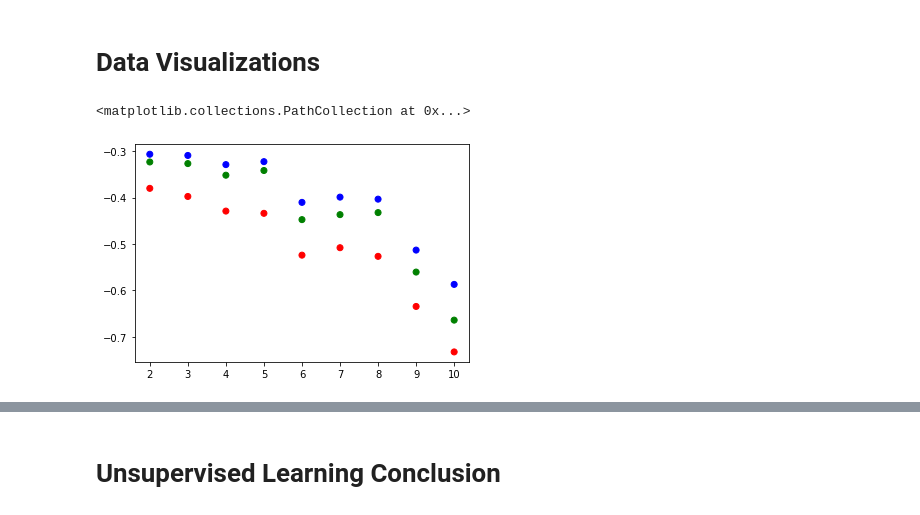
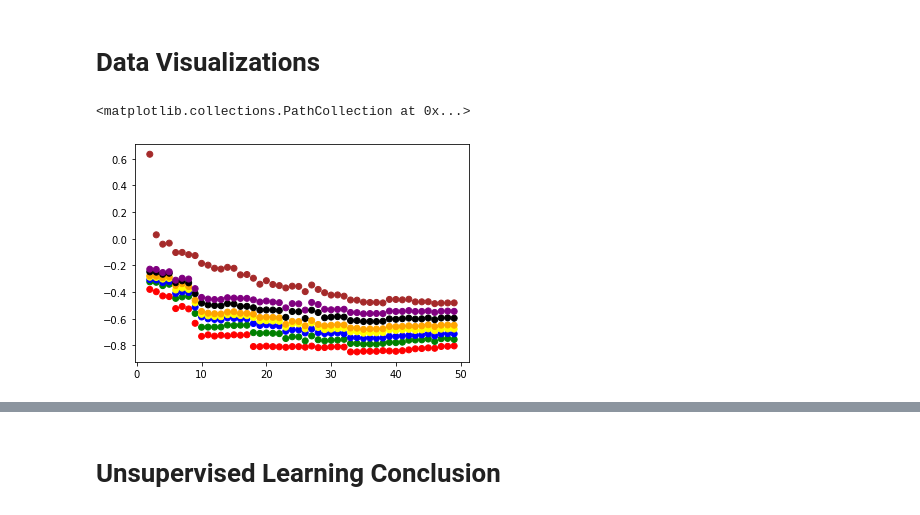
Before and after one commit to Jayanth24/COVID19CountryDiseasePredictor, a Jupyter notebook: covid_clustering_v1.ipynb, the cells around one changed output, grey strips where cells are left out. Cells and saved outputs as stored; diff of their text form; code cells hidden in the pictures.

Commit message:
clustering updates - full feature process

```diff
--- a/covid_clustering_v1.ipynb
+++ b/covid_clustering_v1.ipynb
@@ -83,7 +83,7 @@ for j in range(2, 50):
             cluster_labels_full_list[j - 2][k].append(cluster_labels)
             silhouette_score_full_list[j - 2][k].append(sil_score)
 # %%
-cluster_list = np.tile(np.arange(2, 11),(3,1)).flatten('F').tolist()
+cluster_list = np.tile(np.arange(2, 50),(8,1)).flatten('F').tolist()
 sil_min_list = []
 label_assignment_min_list = []
 feature_subset_min_list = []
@@ -104,11 +104,12 @@ for w in range(2, 50):
 # %% [markdown]
 # Data Visualizations
 # %%
-colors = ['red' if x%3 == 0 else 'green' if x % 3 == 1 else 'blue' for x,v in enumerate(sil_min_list)]
+colors = ['red' if x% 8 == 0 else 'green' if x % 8 == 1 else 'blue' if x % 8 == 2 else 'yellow' if x % 8 == 3
+            else 'orange' if x%8 == 4 else 'black' if x%8 == 5 else 'purple' if x%8 == 6 else 'brown' for x,v in enumerate(sil_min_list)]
 plt.scatter(cluster_list, sil_min_list, color=colors)
 # %% [output]
 <matplotlib.collections.PathCollection at 0x...>
-[figure, old version]
+[figure, new version]
 # %%
 cumulative_min_sil_score = min(sil_min_list)
 min_label_assignment = label_assignment_min_list[np.argmin(np.asarray(sil_min_list))]
```
Also changed, not shown: parts of 4 cells of this notebook.
